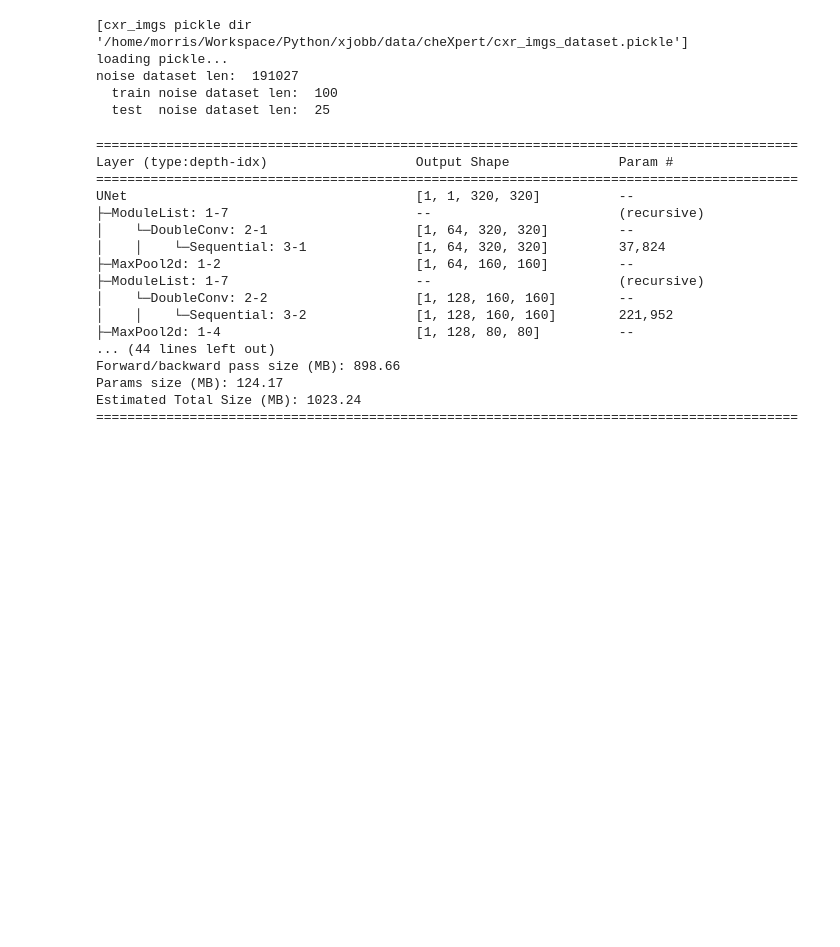
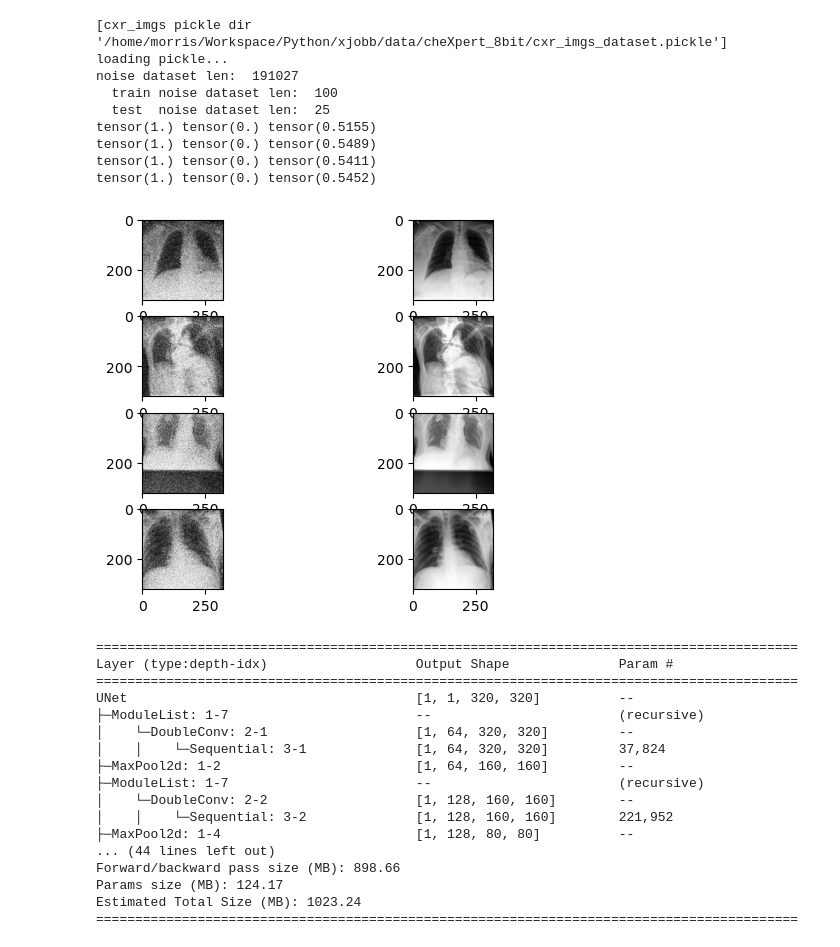
Before and after one commit to morri2/xjobb, a Jupyter notebook: CXR_denoiser.ipynb, the cells around one changed output. Cells and saved outputs as stored; diff of their text form; code cells hidden in the pictures; blank space fills up the shorter version.

Commit message:
alternate 8bit cheXpert.pt dataset

```diff
--- a/CXR_denoiser.ipynb
+++ b/CXR_denoiser.ipynb
@@ -84,19 +85,35 @@ cxr_imgs_dataset: DistDataset = None
 
 # pickle!
 
+USE_8BIT_DATASET = True
 
+if USE_8BIT_DATASET:
+    # use 8bit dataset
+    dirname = os.getcwd()
+    cxr_imgs_pickle_dir = dirname + "/data/cheXpert_8bit/cxr_imgs_dataset.pickle"
+    print("[cxr_imgs pickle dir '{}']".format(cxr_imgs_pickle_dir))
 
-dirname = os.getcwd()
-cxr_imgs_pickle_dir = dirname + "/data/cheXpert/cxr_imgs_dataset.pickle"
-print("[cxr_imgs pickle dir '{}']".format(cxr_imgs_pickle_dir))
+    if not os.path.isfile(cxr_imgs_pickle_dir):
+        print("building new dataset - no pickle found")
+        cxr_imgs_dataset = DistDataset( dirname + "/data/cheXpert_8bit/cxr_imgs{:03}.pt")
 
-if not os.path.isfile(cxr_imgs_pickle_dir):
-    print("building new dataset - no pickle found")
-    cxr_imgs_dataset = DistDataset( dirname + "/data/cheXpert/cxr_imgs{:03}.pt")
+        with open(cxr_imgs_pickle_dir, "wb") as f:
+            pickle.dump(cxr_imgs_dataset, f)
+            print("  dumped pickle!" )
 
-    with open(cxr_imgs_pickle_dir, "wb") as f:
-        pickle.dump(cxr_imgs_dataset, f)
-        print("  dumped pickle!" )
+else:
+    # use the float dataset
+    dirname = os.getcwd()
+    cxr_imgs_pickle_dir = dirname + "/data/cheXpert/cxr_imgs_dataset.pickle"
+    print("[cxr_imgs pickle dir '{}']".format(cxr_imgs_pickle_dir))
+
+    if not os.path.isfile(cxr_imgs_pickle_dir):
+        print("building new dataset - no pickle found")
+        cxr_imgs_dataset = DistDataset( dirname + "/data/cheXpert/cxr_imgs{:03}.pt")
+
+        with open(cxr_imgs_pickle_dir, "wb") as f:
+            pickle.dump(cxr_imgs_dataset, f)
+            print("  dumped pickle!" )
 
 
 
@@ -114,35 +131,50 @@ with open(cxr_imgs_pickle_dir, "rb") as f:
 #
 #    with open("data/cheXpert/cxr_imgs_dataset.pickle", "wb") as f:
 #        pickle.dump(cxr_imgs_dataset, f)
 
 
 
 
 noise_dataset = LazyNoiseDataset(cxr_imgs_dataset)
 #noise_dataset = LazyNoiseDataset.from_distdataset_pickle("pyutils/pickles/cxrdataset.pickle")
 
 print("noise dataset len: ", len(noise_dataset))
 
 train_noise_dataset = SplitDataset(noise_dataset, split_end=100)
 test_noise_dataset  = SplitDataset(noise_dataset, split_start=100, split_end=125)
 
 print("  train noise dataset len: ", len(train_noise_dataset))
 print("  test  noise dataset len: ", len(test_noise_dataset))
 
 
-
 #train_noise_dataset = SplitDataset(noise_dataset, split_end=len(noise_dataset) * 0.8)
 #test_noise_dataset  = SplitDataset(noise_dataset, split_start=len(noise_dataset) * 0.8)
 
 
 train_noise_dataloader  = DataLoader(train_noise_dataset, batch_size=32, num_workers=2)
 test_noise_dataloader   = DataLoader(test_noise_dataset, batch_size=32, num_workers=2)
+
+
+DISPLAY_EXAMPLE_COUNT = 4
+fig, ax = plt.subplots(DISPLAY_EXAMPLE_COUNT, 2)
+
+for i in range(DISPLAY_EXAMPLE_COUNT):
+    x, y  = train_noise_dataloader.dataset[i]
+    ax[i, 0].imshow(x.squeeze(), cmap="gray")
+    ax[i, 1].imshow(y.squeeze(), cmap="gray")
+
+plt.show()
 # %% [output]
-[cxr_imgs pickle dir '/home/morris/Workspace/Python/xjobb/data/cheXpert/cxr_imgs_dataset.pickle']
+[cxr_imgs pickle dir '/home/morris/Workspace/Python/xjobb/data/cheXpert_8bit/cxr_imgs_dataset.pickle']
 loading pickle...
 noise dataset len:  191027
   train noise dataset len:  100
   test  noise dataset len:  25
+tensor(1.) tensor(0.) tensor(0.5155)
+tensor(1.) tensor(0.) tensor(0.5489)
+tensor(1.) tensor(0.) tensor(0.5411)
+tensor(1.) tensor(0.) tensor(0.5452)
+[figure, added]
 # %%
 from pyutils.myUNet import UNet
 
```
Also changed, not shown: parts of 2 cells of this notebook, 4 other files.
